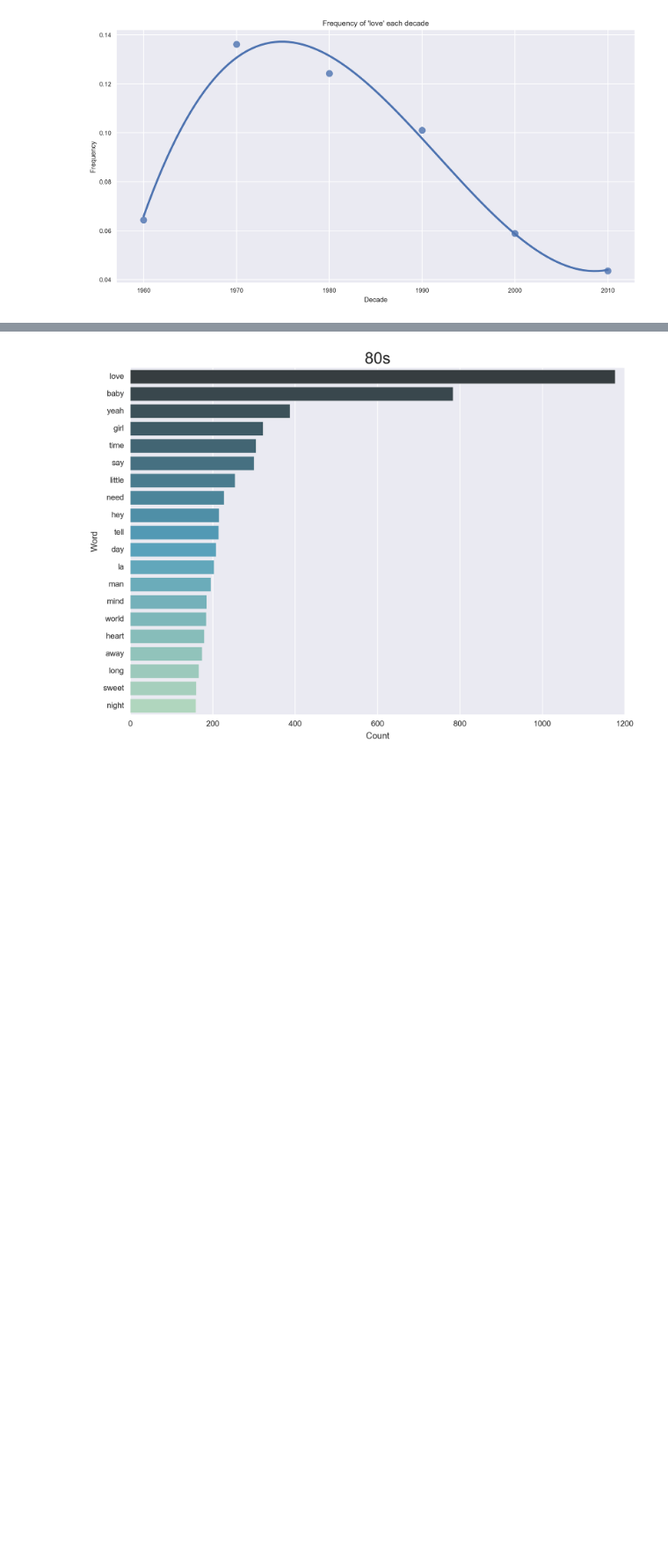
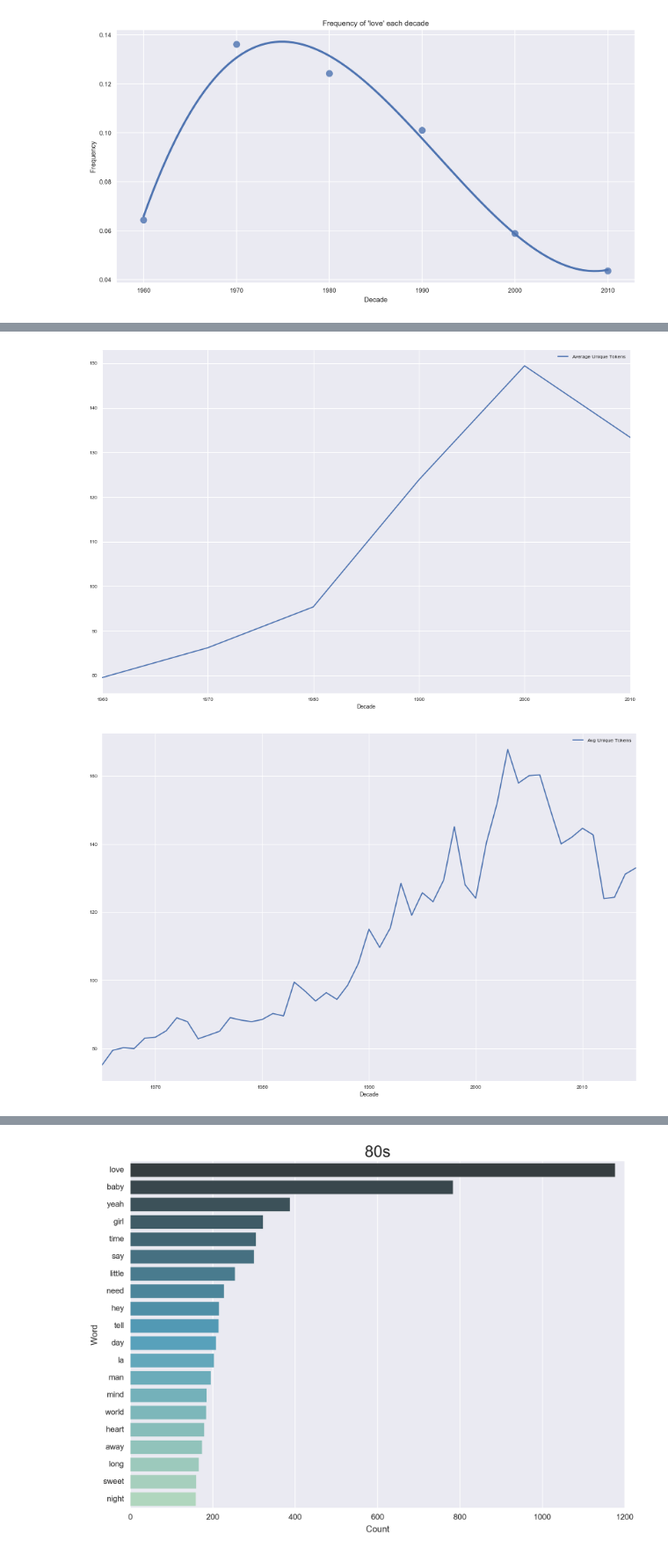
Before and after one commit to jasonsjiang/Notebooks, a Jupyter notebook: billboard-exploration.ipynb, the cells around one changed output, grey strips where cells are left out. Shown at 88% size. Saved outputs shown, nothing was run; the diff lists cells and outputs as text; code cells hidden in the pictures; blank space fills up the shorter version.

```diff
--- a/billboard-exploration.ipynb
+++ b/billboard-exploration.ipynb
@@ -445,0 +458,29 @@ sns.regplot(x='Decade', y='Frequency', data=love_freq_decade,
+# %%
+def mean_unique(lower, upper):
+    num_unique = np.array([])
+    for i in only_w_lyrics[only_w_lyrics['Year'].between(lower, upper - 1, inclusive=True)]['Tokenized Lyrics'].values:
+        num_unique = np.append(num_unique, len(np.unique(i)))
+    return np.mean(num_unique)
+# %%
+decade = np.array([mean_unique(1965, 1970)])
+for i in np.arange(1970, 2001, 10):
+    decade = np.append(decade, mean_unique(i, i+10))
+
+decade_unique = np.append(decade, mean_unique(2010, 2015+1))
+# %%
+#By year
+year_unique = np.array([])
+unique_t = np.array([])
+for i in np.arange(1965, 2016):
+    for i in only_w_lyrics[only_w_lyrics['Year']==i]['Tokenized Lyrics'].values:
+        unique_t = np.append(unique_t, len(np.unique(i)))
+    year_unique = np.append(year_unique, np.mean(unique_t))
+    unique_t = np.array([])
+# %%
+df_d_unique = pd.DataFrame(data={'Decade':np.arange(1960, 2011, 10), "Average Unique Tokens": decade_unique})
+df_d_unique.plot(x='Decade', figsize=(15, 10));
+df_y_unique = pd.DataFrame(data={'Decade':np.arange(1965, 2016), 'Avg Unique Tokens':year_unique})
+df_y_unique.plot(x='Decade', figsize=(15, 10));
+# %% [output]
+[figure, added]
+[figure, added]
```
Also changed, not shown: parts of 38 cells of this notebook.
